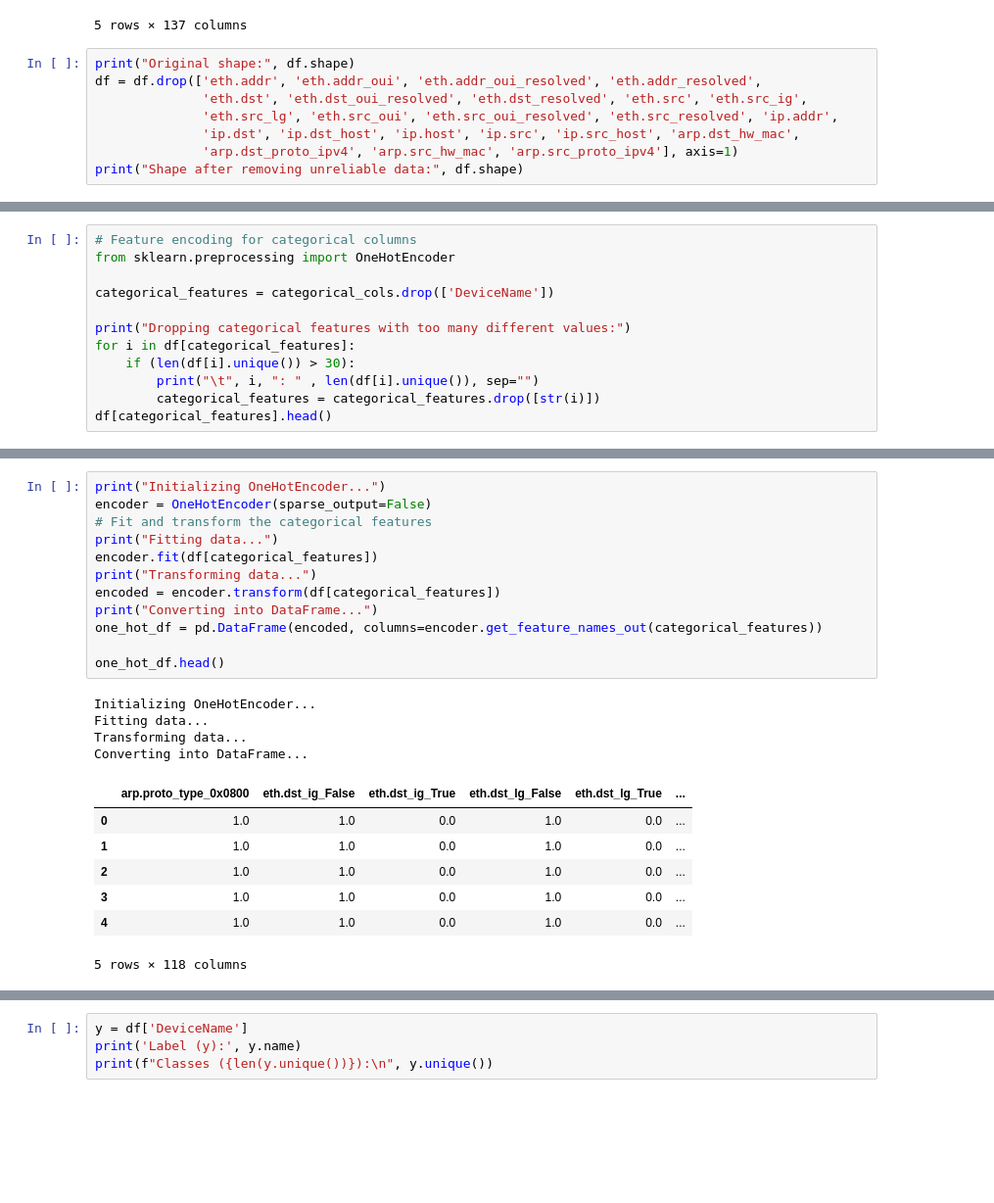
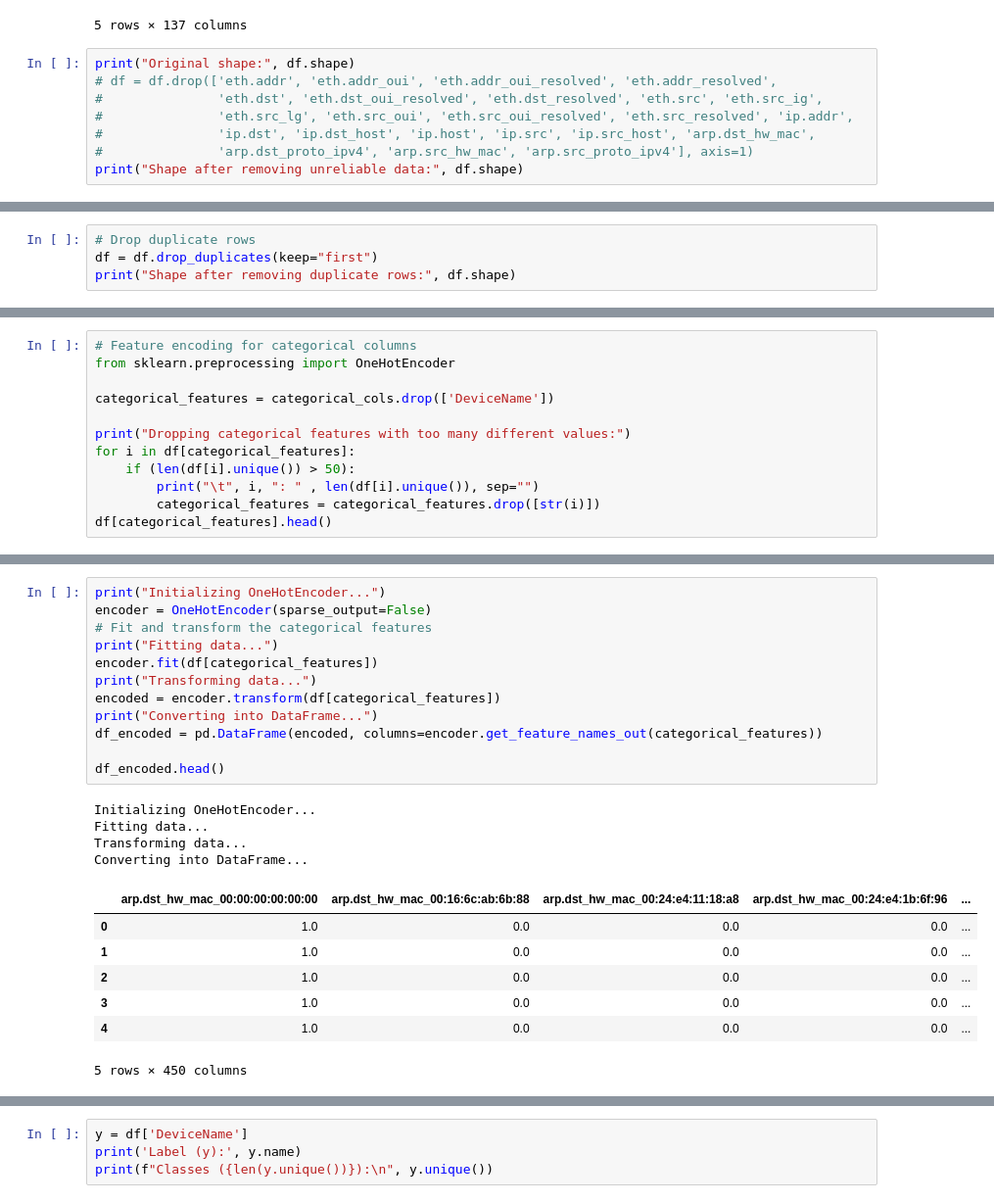
Before and after one commit to gorash-bolatu/ml_midterm, a Jupyter notebook: 1) preprocessing.ipynb, the cells around one changed output, grey strips where cells are left out. Shown at 98% size. Drawn from its saved outputs; the diff is of its cells as text; blank space fills up the shorter version.

```diff
--- a/1) preprocessing.ipynb
+++ b/1) preprocessing.ipynb
@@ -23,11 +23,11 @@ df.head()
 5 rows × 137 columns
 # %%
 print("Original shape:", df.shape)
-df = df.drop(['eth.addr', 'eth.addr_oui', 'eth.addr_oui_resolved', 'eth.addr_resolved',
-              'eth.dst', 'eth.dst_oui_resolved', 'eth.dst_resolved', 'eth.src', 'eth.src_ig',
-              'eth.src_lg', 'eth.src_oui', 'eth.src_oui_resolved', 'eth.src_resolved', 'ip.addr',
-              'ip.dst', 'ip.dst_host', 'ip.host', 'ip.src', 'ip.src_host', 'arp.dst_hw_mac',
-              'arp.dst_proto_ipv4', 'arp.src_hw_mac', 'arp.src_proto_ipv4'], axis=1)
+# df = df.drop(['eth.addr', 'eth.addr_oui', 'eth.addr_oui_resolved', 'eth.addr_resolved',
+#               'eth.dst', 'eth.dst_oui_resolved', 'eth.dst_resolved', 'eth.src', 'eth.src_ig',
+#               'eth.src_lg', 'eth.src_oui', 'eth.src_oui_resolved', 'eth.src_resolved', 'ip.addr',
+#               'ip.dst', 'ip.dst_host', 'ip.host', 'ip.src', 'ip.src_host', 'arp.dst_hw_mac',
+#               'arp.dst_proto_ipv4', 'arp.src_hw_mac', 'arp.src_proto_ipv4'], axis=1)
 print("Shape after removing unreliable data:", df.shape)
 # %% [output]
 Original shape: (258000, 137)
@@ -34,0 +35,4 @@ Shape after removing unreliable data: (258000, 114)
+# %%
+# Drop duplicate rows
+df = df.drop_duplicates(keep="first")
+print("Shape after removing duplicate rows:", df.shape)
@@ -109,7 +115,7 @@ categorical_features = categorical_cols.drop(['DeviceName'])
 
 print("Dropping categorical features with too many different values:")
 for i in df[categorical_features]:
-    if (len(df[i].unique()) > 30):
+    if (len(df[i].unique()) > 50):
         print("\t", i, ": " , len(df[i].unique()), sep="")
         categorical_features = categorical_features.drop([str(i)])
 df[categorical_features].head()
@@ -135,25 +147,25 @@ Dropping categorical features with too many different values:
 # %%
 print("Initializing OneHotEncoder...")
 encoder = OneHotEncoder(sparse_output=False)
 # Fit and transform the categorical features
 print("Fitting data...")
 encoder.fit(df[categorical_features])
 print("Transforming data...")
 encoded = encoder.transform(df[categorical_features])
 print("Converting into DataFrame...")
-one_hot_df = pd.DataFrame(encoded, columns=encoder.get_feature_names_out(categorical_features))
+df_encoded = pd.DataFrame(encoded, columns=encoder.get_feature_names_out(categorical_features))
 
-one_hot_df.head()
+df_encoded.head()
 # %% [output]
 Initializing OneHotEncoder...
 Fitting data...
 Transforming data...
 Converting into DataFrame...
-|  | arp.proto_type_0x0800 | eth.dst_ig_False | eth.dst_ig_True | eth.dst_lg_False | eth.dst_lg_True | ... |
-| 0 | 1.0 | 1.0 | 0.0 | 1.0 | 0.0 | ... |
-| 1 | 1.0 | 1.0 | 0.0 | 1.0 | 0.0 | ... |
-| 2 | 1.0 | 1.0 | 0.0 | 1.0 | 0.0 | ... |
-| 3 | 1.0 | 1.0 | 0.0 | 1.0 | 0.0 | ... |
-| 4 | 1.0 | 1.0 | 0.0 | 1.0 | 0.0 | ... |
+|  | arp.dst_hw_mac_00:00:00:00:00:00 | arp.dst_hw_mac_00:16:6c:ab:6b:88 | arp.dst_hw_mac_00:24:e4:11:18:a8 | arp.dst_hw_mac_00:24:e4:1b:6f:96 | ... |
+| 0 | 1.0 | 0.0 | 0.0 | 0.0 | ... |
+| 1 | 1.0 | 0.0 | 0.0 | 0.0 | ... |
+| 2 | 1.0 | 0.0 | 0.0 | 0.0 | ... |
+| 3 | 1.0 | 0.0 | 0.0 | 0.0 | ... |
+| 4 | 1.0 | 0.0 | 0.0 | 0.0 | ... |
-5 rows × 118 columns
+5 rows × 450 columns
 # %%
```
Also changed, not shown: parts of 12 cells of this notebook, 1 other file.
